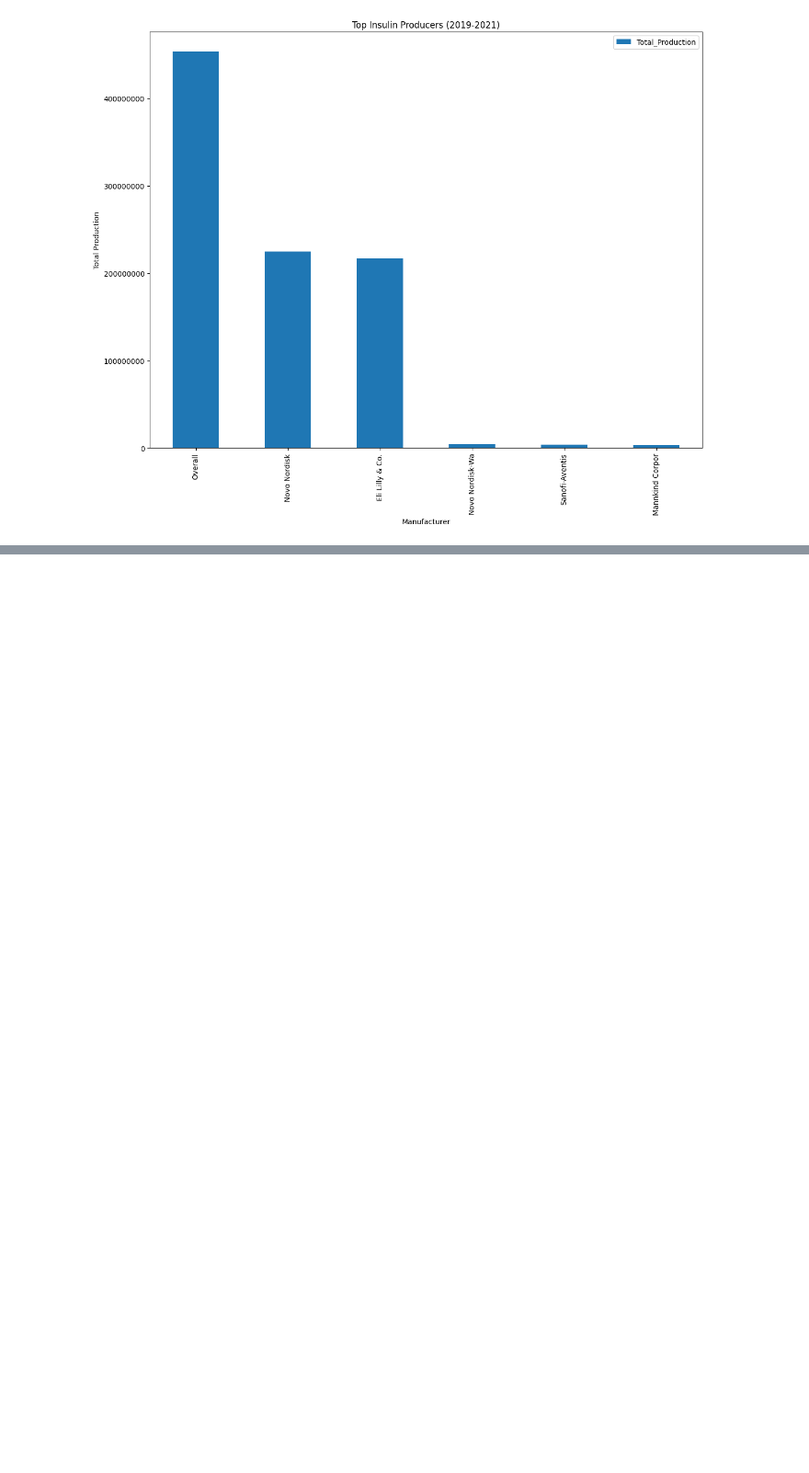
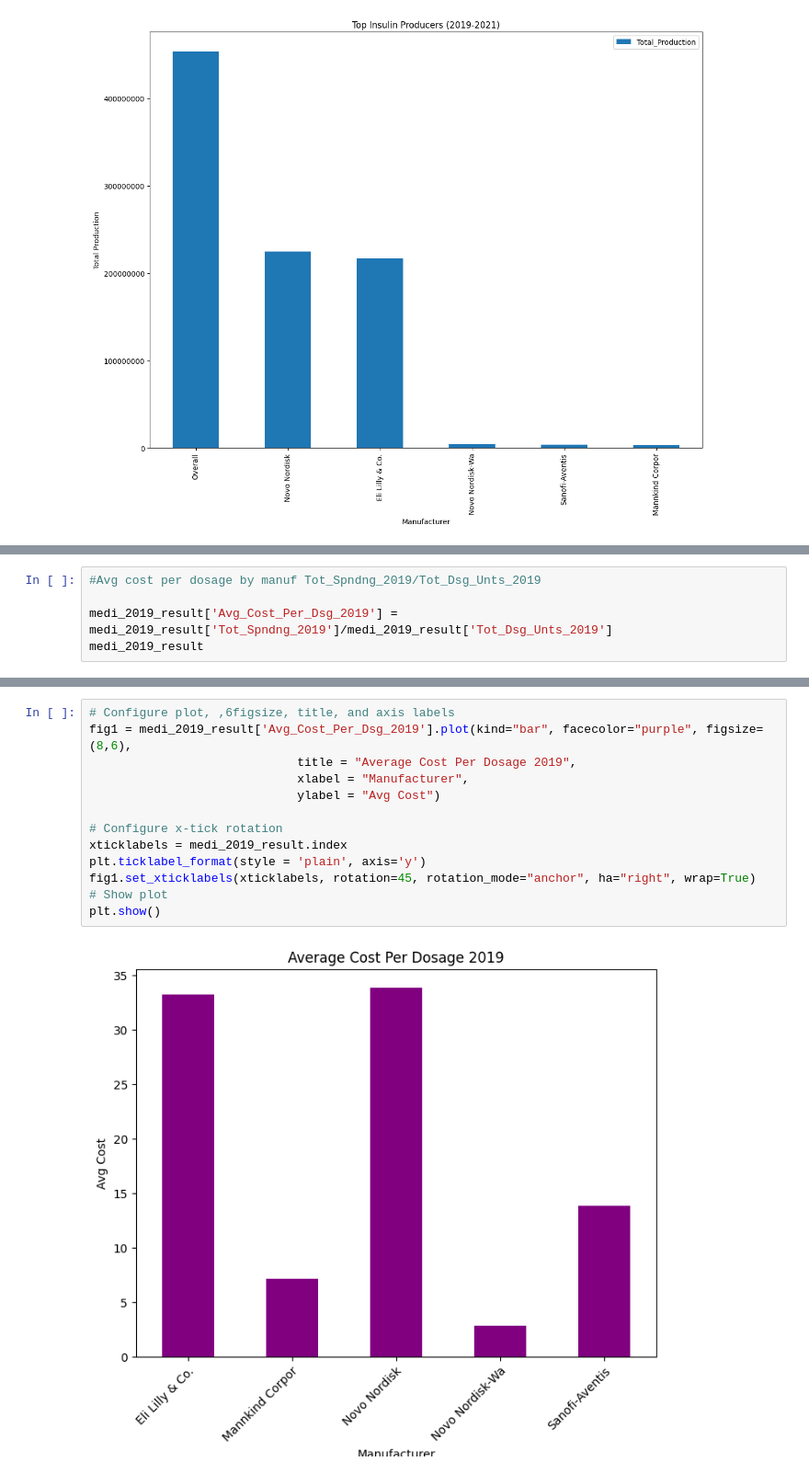
Before and after one commit to gcheairs/Phoenix-Rising-Project-1, a Jupyter notebook: MainDataframeMedicare.ipynb, the cells around one changed output, grey strips where cells are left out. Shown: that part at 92% size. Cells and saved outputs as stored; diff of their text form; blank space fills up the shorter version.

```diff
--- a/MainDataframeMedicare.ipynb
+++ b/MainDataframeMedicare.ipynb
@@ -467,0 +614,5 @@ plt.show()
+# %%
+#Avg cost per dosage by manuf Tot_Spndng_2019/Tot_Dsg_Unts_2019
+
+medi_2019_result['Avg_Cost_Per_Dsg_2019'] = medi_2019_result['Tot_Spndng_2019']/medi_2019_result['Tot_Dsg_Unts_2019']
+medi_2019_result
@@ -467,0 +627,15 @@ plt.show()
+# %%
+# Configure plot, ,6figsize, title, and axis labels
+fig1 = medi_2019_result['Avg_Cost_Per_Dsg_2019'].plot(kind="bar", facecolor="purple", figsize=(8,6),
+                             title = "Average Cost Per Dosage 2019",
+                             xlabel = "Manufacturer",
+                             ylabel = "Avg Cost")
+
+# Configure x-tick rotation
+xticklabels = medi_2019_result.index
+plt.ticklabel_format(style = 'plain', axis='y')
+fig1.set_xticklabels(xticklabels, rotation=45, rotation_mode="anchor", ha="right", wrap=True)
+# Show plot
+plt.show()
+# %% [output]
+[figure, added]
```
Also changed, not shown: parts of 22 cells of this notebook, 1 other file.
